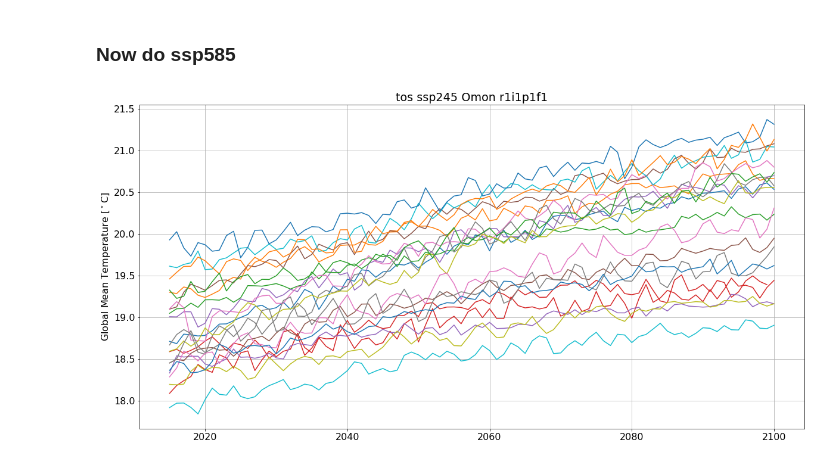
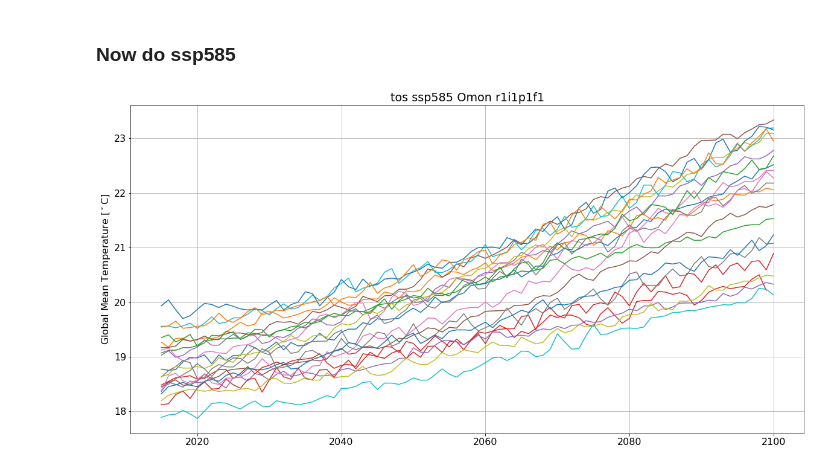
Before and after one commit to cmip6moap/project04, a Jupyter notebook: notebooks/CMIP6_SST.ipynb, the cells around one changed output. Saved outputs shown, nothing was run; the diff lists cells and outputs as text; code cells hidden in the pictures.

```diff
--- a/notebooks/CMIP6_SST.ipynb
+++ b/notebooks/CMIP6_SST.ipynb
@@ -164,15 +164,15 @@ amean_dset.to_netcdf('/home/users/train055/project04/data/processed_data/cmip6_s
 # %%
 fig, ax = plt.subplots(figsize=(20,10))
 
 for ii, model in enumerate(model_list):
 
-    amean_dset[(model + '_r1i1p1f1')].plot(ax=ax)
+    amean_dset[(model)].plot(ax=ax)
 
 ax.grid(True)
 ax.set_ylabel('Global Mean Temperature [$^\circ$C]')
 ax.set_xlabel(None)
 ax.set_title(('tos' + ' ssp585' + ' Omon' + ' r1i1p1f1'))
 
 plt.savefig('/home/users/train055/project04/results/cmip6_ssp585_annual_mean_tos.png', dpi=300, bbox_inches='tight')
 # %% [output]
-[figure, old version]
+[figure, new version]
```
Also changed, not shown: 2 other files.
